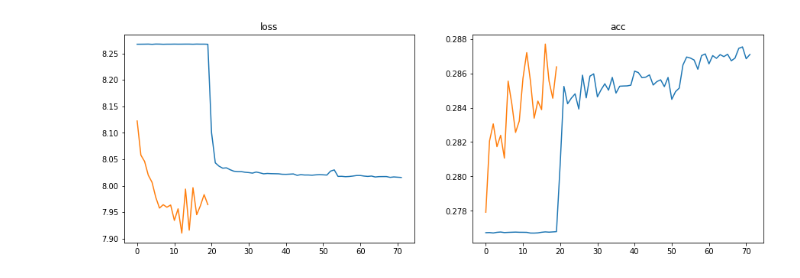
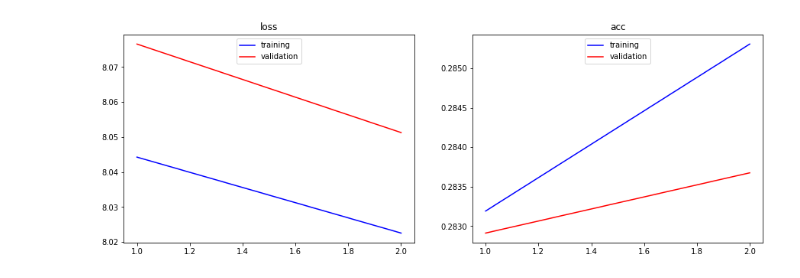
Before and after one commit to sdash-usfca/Grapheme-Classification, a Jupyter notebook: ResNet.ipynb, the cells around one changed output. Cells and saved outputs as stored; diff of their text form; code cells hidden in the pictures.

Commit message:
Resnetv2 changes

```diff
--- a/ResNet.ipynb
+++ b/ResNet.ipynb
@@ -161,6 +179,10 @@ class ResNet34(nn.Module):
 # %%
-resnet_34 = ResNet34().to(device)
-#optimizer = torch.optim.Adam(resnet_34.parameters(), lr=0.00146)
-optimizer = torch.optim.SGD(resnet_34.parameters(), lr=4e-4)
+resnet_34 = ResNet34(True).to(device)
+optimizer = torch.optim.Adam(resnet_34.parameters(), lr=0.00146)
+#optimizer = torch.optim.SGD(resnet_34.parameters(), lr=4e-4)
 criterion = nn.CrossEntropyLoss()
-scheduler = torch.optim.lr_scheduler.StepLR(optimizer, step_size=7, gamma=0.1)
+#scheduler = torch.optim.lr_scheduler.StepLR(optimizer, step_size=7, gamma=0.1)
+scheduler = torch.optim.lr_scheduler.ReduceLROnPlateau(optimizer,
+                                                            mode="min",
+                                                            patience=5,
+                                                            factor=0.3,verbose=True)
@@ -307,9 +300,14 @@ def train(model, optimizer, criterion, scheduler, stratification=False, epochs=3
 # %%
-def plot_acc_loss(train_acc, train_loss, valid_acc, valid_loss):
+def plot_acc_loss(train_acc, train_loss, valid_acc, valid_loss, epochs=20):
+    epochs = [i+1 for i in range(epochs)]
     fig,ax = plt.subplots(1,2,figsize=(15,5))
-    ax[0].plot(train_loss)
-    ax[0].plot(valid_loss)
+    ax[0].plot(epochs, train_loss, "-b", label="training")
+    ax[0].plot(epochs, valid_loss, "-r", label="validation")
     ax[0].set_title('loss')
-    ax[1].plot(train_acc)
-    ax[1].plot(valid_acc)
+    ax[0].legend(loc="upper center")
+
+
+    ax[1].plot(epochs, train_acc, "-b", label="training")
+    ax[1].plot(epochs, valid_acc, "-r", label="validation")
     ax[1].set_title('acc')
+    ax[1].legend(loc="upper center")
@@ -316,3 +337,3 @@ def plot_acc_loss(train_acc, train_loss, valid_acc, valid_loss):
 # %%
-train_acc, train_loss, valid_acc, valid_loss = train(resnet_34, optimizer, criterion, scheduler, epochs=20)
+train_acc, train_loss, valid_acc, valid_loss, validation_df, predictions = train(resnet_34, optimizer, criterion, scheduler, stratification=True, epochs=2)
 # %% [output]
@@ -341,4 +354,4 @@ validation acc : 1.02%
 # %%
-plot_acc_loss(train_acc, train_loss, valid_acc, valid_loss)
+plot_acc_loss(train_acc, train_loss, valid_acc, valid_loss, epochs=2)
 # %% [output]
-[figure, old version]
+[figure, new version]
```
Also changed, not shown: parts of 12 cells of this notebook, 3 other files.
